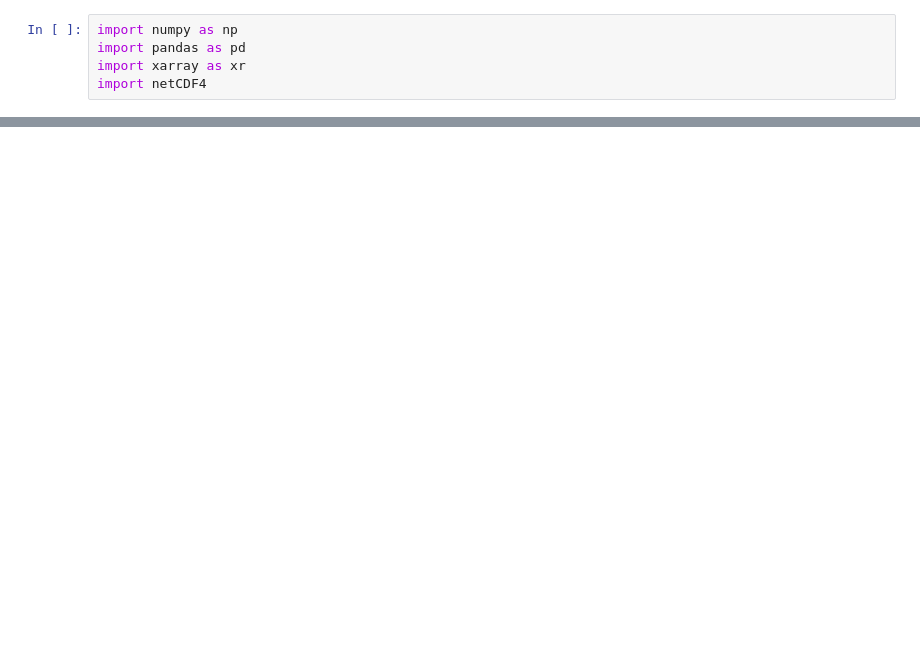
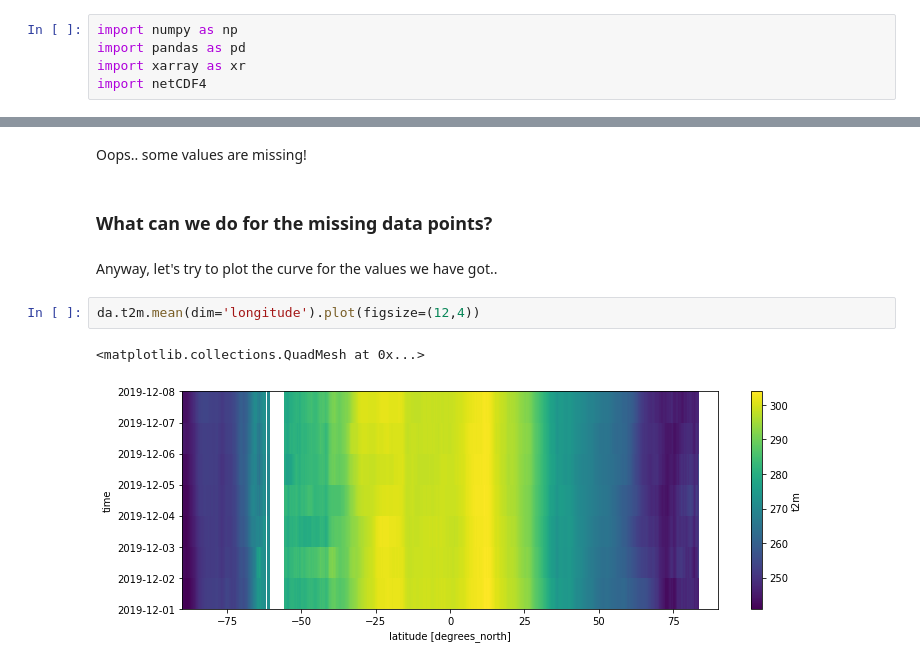
Before and after one commit to visvash/Climate-Informatics, a Jupyter notebook: Climate Informatics Project.ipynb, the cells around one changed output, grey strips where cells are left out. Drawn from its saved outputs; the diff is of its cells as text; blank space fills up the shorter version.

```diff
--- a/Climate Informatics Project.ipynb
+++ b/Climate Informatics Project.ipynb
@@ -52,0 +223,11 @@ Attributes:
+# %% [markdown]
+Oops.. some values are missing!
+# %% [markdown]
+### What can we do for the missing data points?
+# %% [markdown]
+Anyway, let's try to plot the curve for the values we have got..
+# %%
+da.t2m.mean(dim='longitude').plot(figsize=(12,4))
+# %% [output]
+<matplotlib.collections.QuadMesh at 0x...>
+[figure, added]
```
Also changed, not shown: parts of 67 cells of this notebook.
